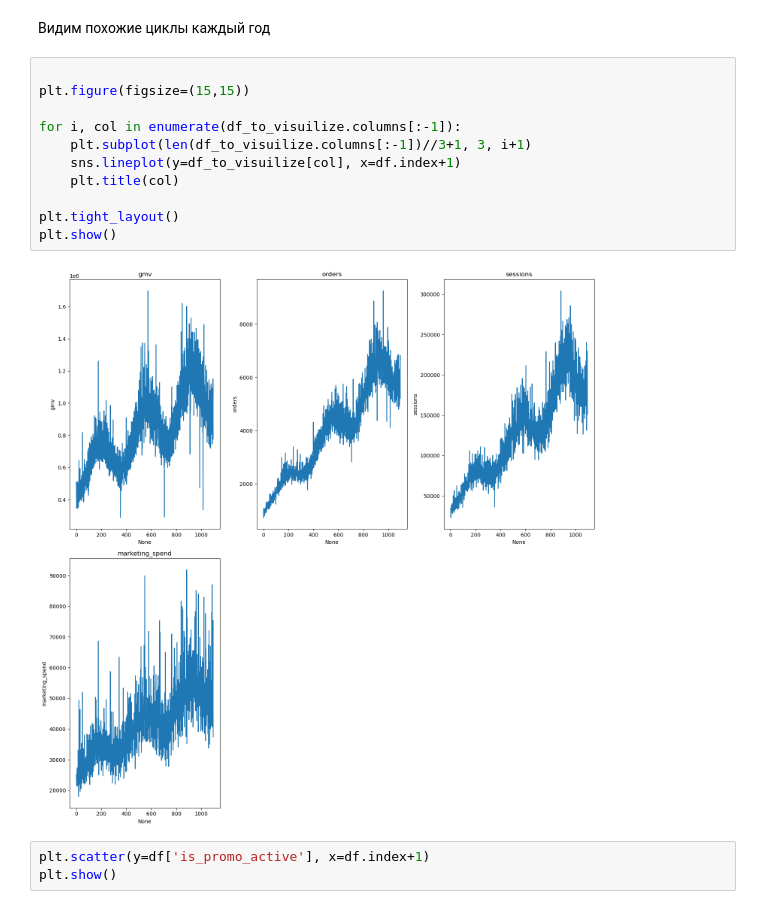
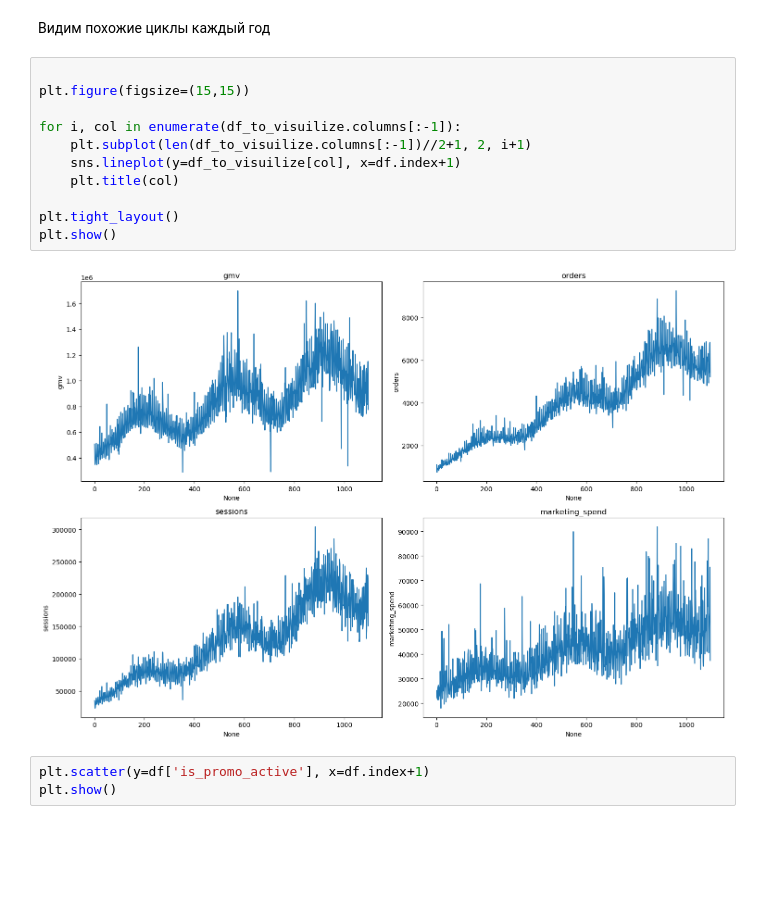
Before and after one commit to RabochiyYan/Ozon_test, a Jupyter notebook: Task_1.1.ipynb, the cells around one changed output. Drawn from its saved outputs; the diff is of its cells as text; blank space fills up the shorter version.

```diff
--- a/Task_1.1.ipynb
+++ b/Task_1.1.ipynb
@@ -245,16 +257,16 @@ plt.show()
 # %%
 
 plt.figure(figsize=(15,15))
 
 for i, col in enumerate(df_to_visuilize.columns[:-1]):
-    plt.subplot(len(df_to_visuilize.columns[:-1])//3+1, 3, i+1)
+    plt.subplot(len(df_to_visuilize.columns[:-1])//2+1, 2, i+1)
     sns.lineplot(y=df_to_visuilize[col], x=df.index+1)
     plt.title(col)
 
 plt.tight_layout()
 plt.show()
 # %% [output]
-[figure, old version]
+[figure, new version]
 # %%
 plt.scatter(y=df['is_promo_active'], x=df.index+1)
 plt.show()
```
Also changed, not shown: parts of 76 cells of this notebook, 2 other files.
